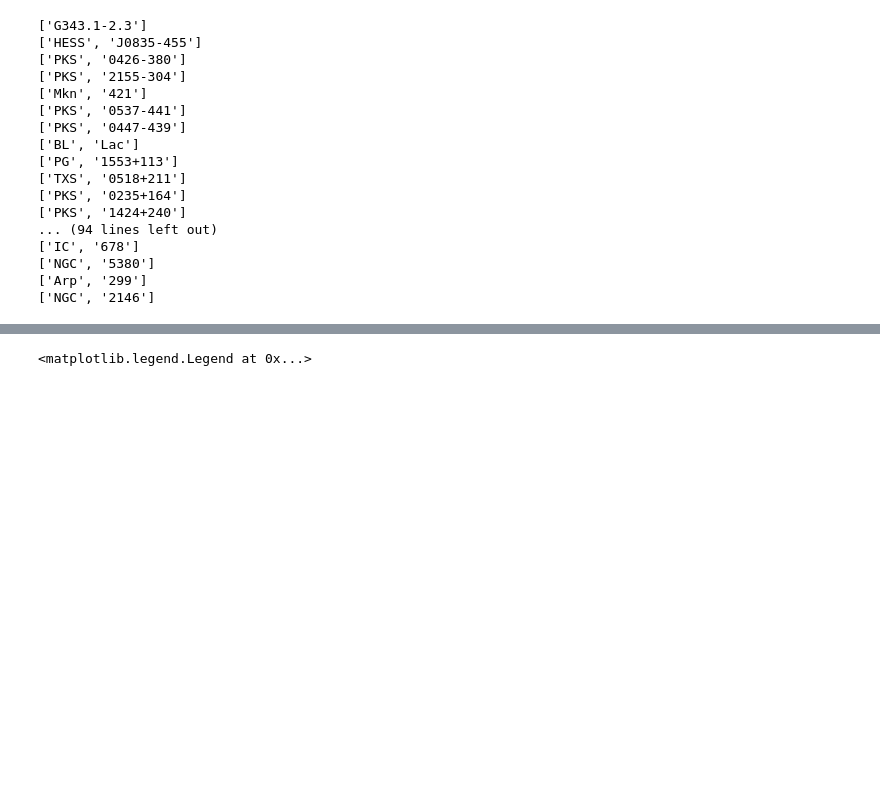
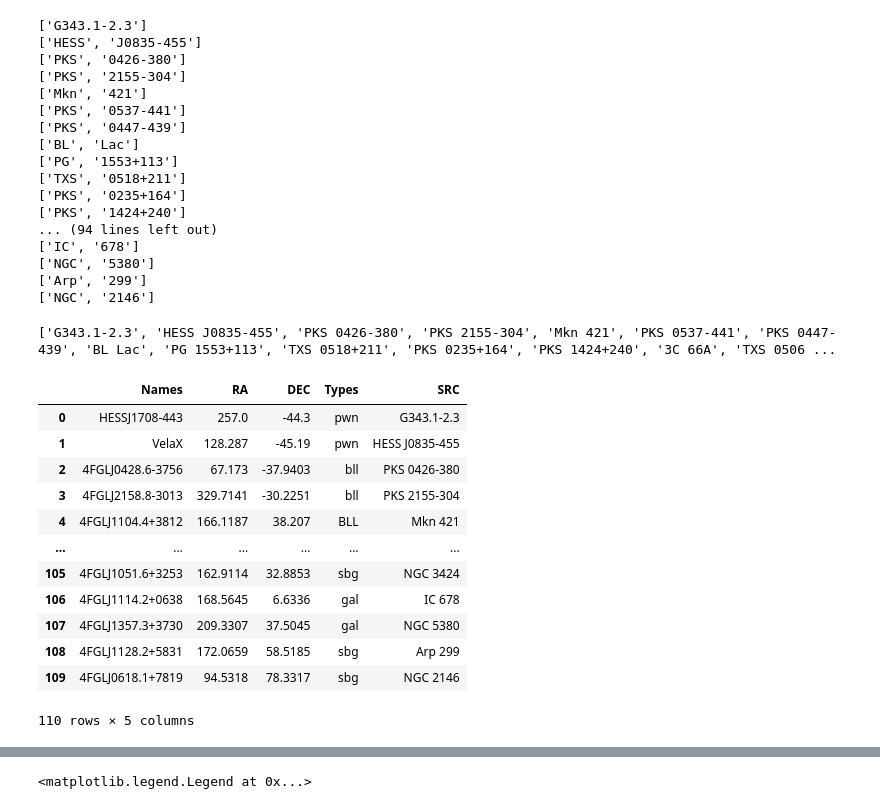
Before and after one commit to ssclafani949/DNNCascade, a Jupyter notebook: plotting/Catalogs.ipynb, the cells around one changed output, grey strips where cells are left out. Drawn from its saved outputs; the diff is of its cells as text; code cells hidden in the pictures; blank space fills up the shorter version.

```diff
--- a/plotting/Catalogs.ipynb
+++ b/plotting/Catalogs.ipynb
@@ -42,4 +42,16 @@ for line in  open('../catalogs/initial_list_DNN_20210907.txt'):
 ['NGC', '5380']
 ['Arp', '299']
 ['NGC', '2146']
+# %%
+fmatsrcs = []
+for src in srcs:
+    fmatsrc = src.replace(',', '')
+    fmatsrc = fmatsrc.replace('[', '')
+    fmatsrc = fmatsrc.replace(']', '')
+    fmatsrc = fmatsrc.replace("'", '')
+    fmatsrcs.append(fmatsrc)
+
+print(fmatsrcs)
+# %% [output]
+['G343.1-2.3', 'HESS J0835-455', 'PKS 0426-380', 'PKS 2155-304', 'Mkn 421', 'PKS 0537-441', 'PKS 0447-439', 'BL Lac', 'PG 1553+113', 'TXS 0518+211', 'PKS 0235+164', 'PKS 1424+240', '3C 66A', 'TXS 0506 ...
 # %%
@@ -47,3 +59,19 @@ DNN= pd.DataFrame(np.vstack([np.array(names),np.array(ras),np.array(decs),np.arr
+# %%
+DNN
+# %% [output]
+|  | Names | RA | DEC | Types | SRC |
+| 0 | HESSJ1708-443 | 257.0 | -44.3 | pwn | G343.1-2.3 |
+| 1 | VelaX | 128.287 | -45.19 | pwn | HESS J0835-455 |
+| 2 | 4FGLJ0428.6-3756 | 67.173 | -37.9403 | bll | PKS 0426-380 |
+| 3 | 4FGLJ2158.8-3013 | 329.7141 | -30.2251 | bll | PKS 2155-304 |
+| 4 | 4FGLJ1104.4+3812 | 166.1187 | 38.207 | BLL | Mkn 421 |
+| ... | ... | ... | ... | ... | ... |
+| 105 | 4FGLJ1051.6+3253 | 162.9114 | 32.8853 | sbg | NGC 3424 |
+| 106 | 4FGLJ1114.2+0638 | 168.5645 | 6.6336 | gal | IC 678 |
+| 107 | 4FGLJ1357.3+3730 | 209.3307 | 37.5045 | gal | NGC 5380 |
+| 108 | 4FGLJ1128.2+5831 | 172.0659 | 58.5185 | sbg | Arp 299 |
+| 109 | 4FGLJ0618.1+7819 | 94.5318 | 78.3317 | sbg | NGC 2146 |
+110 rows × 5 columns
 # %%
 DNN.Names = DNN.Names.to_string
 DNN.RA = DNN.RA.astype(np.float)
```
Also changed, not shown: parts of 8 cells of this notebook, 4 other files.
